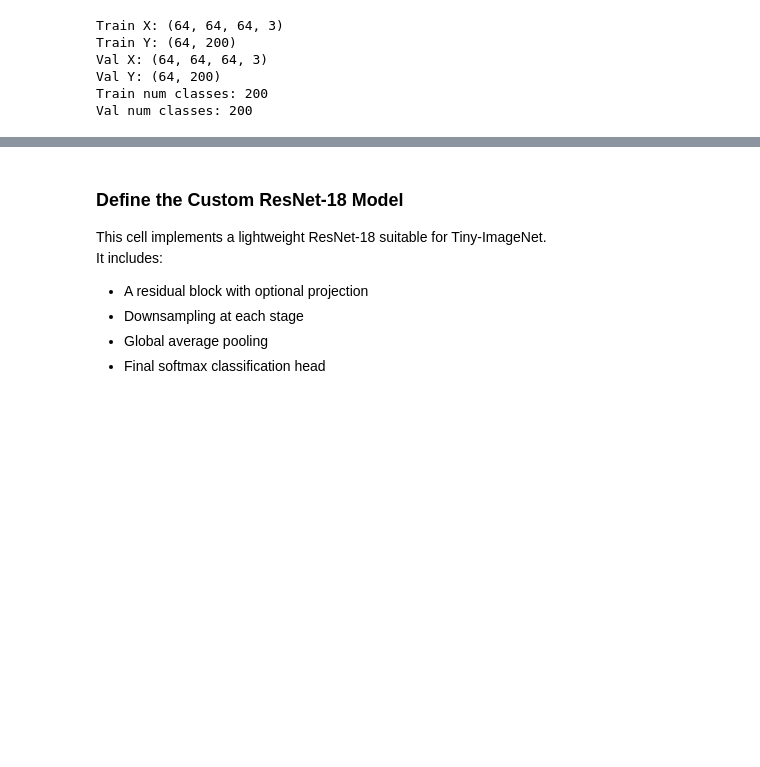
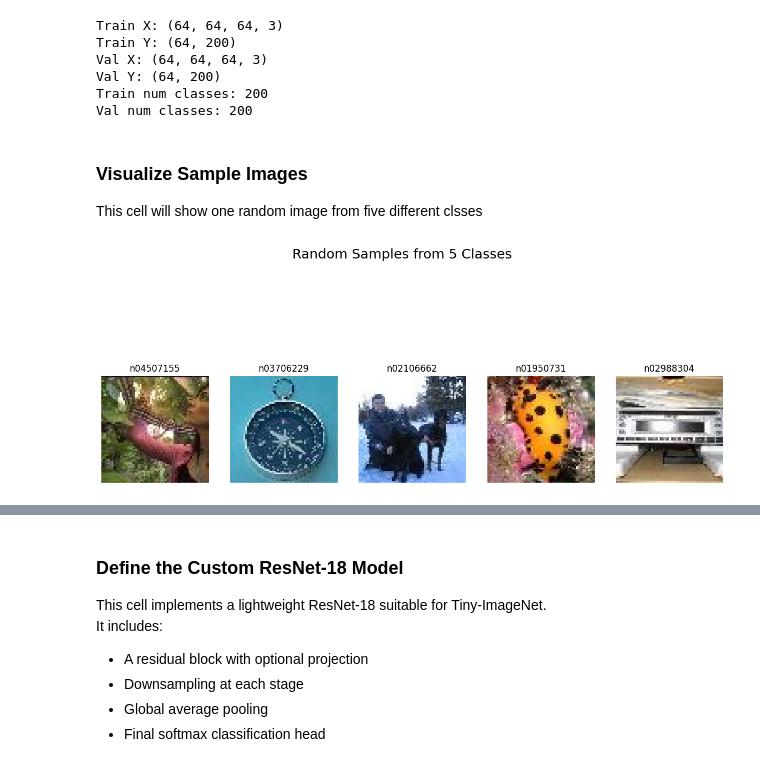
Before and after one commit to bbyrd2021/BigDataAssignment4, a Jupyter notebook: tiny_imagenet_assignment_colab.ipynb, the cells around one changed output, grey strips where cells are left out. Cells and saved outputs as stored; diff of their text form; code cells hidden in the pictures; blank space fills up the shorter version.

```diff
--- a/tiny_imagenet_assignment_colab.ipynb
+++ b/tiny_imagenet_assignment_colab.ipynb
@@ -111,3 +127,22 @@ print("Classes in training:", num_classes)
 # %% [output]
 Found 100000 images belonging to 200 classes.
 Classes in training: 200
+# %%
+# === Build train_df from the generator for visualization===
+import pandas as pd
+
+filepaths = train_generator.filepaths
+labels = train_generator.classes
+class_indices = train_generator.class_indices
+idx_to_class = {v: k for k, v in class_indices.items()}
+
+train_df = pd.DataFrame({
+    "filepath": filepaths,
+    "label": labels,
+    "class": [idx_to_class[i] for i in labels]
+})
+
+sorted_classes = sorted(train_df["class"].unique())
+
+print("Classes detected:", len(sorted_classes))
+train_df.head()
@@ -209,3 +252,32 @@ Val X: (64, 64, 64, 3)
 Val Y: (64, 200)
 Train num classes: 200
 Val num classes: 200
+# %% [markdown]
+### Visualize Sample Images
+This cell will show one random image from five different clsses
+# %%
+# === CELL: Visualize sample images ===
+import matplotlib.pyplot as plt
+import random
+from PIL import Image
+
+sample_classes = random.sample(sorted_classes, 5)
+
+plt.figure(figsize=(15, 7))
+
+for i, cls in enumerate(sample_classes):
+    # pick random row from that class
+    row = train_df[train_df["class"] == cls].sample(1).iloc[0]
+    img_path = row["filepath"]
+
+    img = Image.open(img_path)
+
+    plt.subplot(1, 5, i + 1)
+    plt.imshow(img)
+    plt.title(cls)
+    plt.axis("off")
+
+plt.suptitle("Random Samples from 5 Classes", fontsize=18)
+plt.show()
+# %% [output]
+[figure, added]
```
Also changed, not shown: parts of 11 cells of this notebook.
